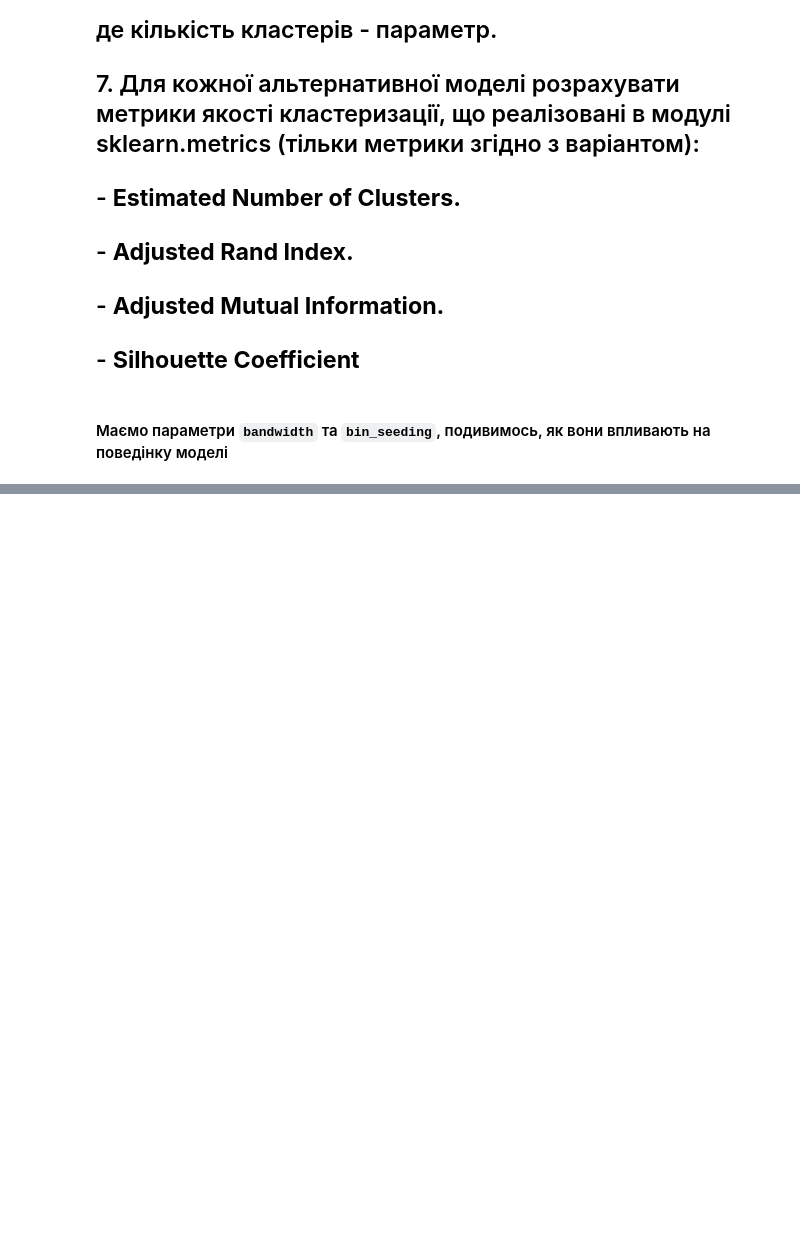
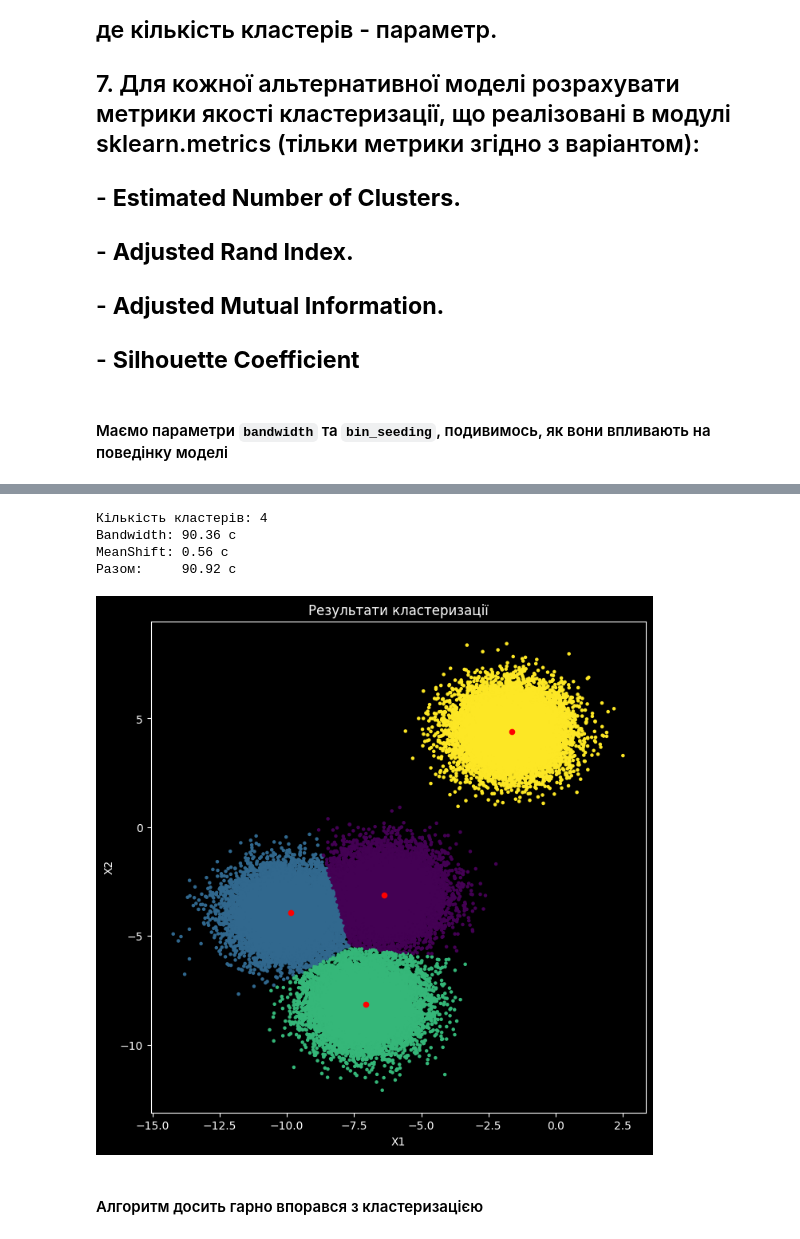
Before and after one commit to MykhailoTymoshenko/iad-4, a Jupyter notebook: main.ipynb, the cells around one changed output, grey strips where cells are left out. Saved outputs shown, nothing was run; the diff lists cells and outputs as text; code cells hidden in the pictures; blank space fills up the shorter version.

```diff
--- a/main.ipynb
+++ b/main.ipynb
@@ -248,0 +284,32 @@ else:
+# %%
+t1 = time.time()
+bw = estimate_bandwidth(X, quantile=0.2)
+t2 = time.time()
+ms = MeanShift(bandwidth=bw, bin_seeding=True)
+ms.fit(X)
+t3 = time.time()
+
+labels = ms.labels_
+centers = ms.cluster_centers_
+n_clusters = len(np.unique(labels))
+
+print(f"Кількість кластерів: {n_clusters}")
+print(f"Bandwidth: {t2 - t1:.2f} c")
+print(f"MeanShift: {t3 - t2:.2f} c")
+print(f"Разом:     {t3 - t1:.2f} c\n")
+
+plt.figure(figsize=(8, 8))
+plt.scatter(X[:, 0], X[:, 1], c=labels, s=5, cmap='viridis')
+plt.scatter(centers[:, 0], centers[:, 1], c='red', s=20, marker='o')
+plt.title("Результати кластеризації")
+plt.xlabel("X1")
+plt.ylabel("X2")
+plt.show()
+# %% [output]
+Кількість кластерів: 4
+Bandwidth: 90.36 c
+MeanShift: 0.56 c
+Разом:     90.92 c
+[figure, added]
+# %% [markdown]
+#### Алгоритм досить гарно впорався з кластеризацією
```
Also changed, not shown: parts of 19 cells of this notebook.
